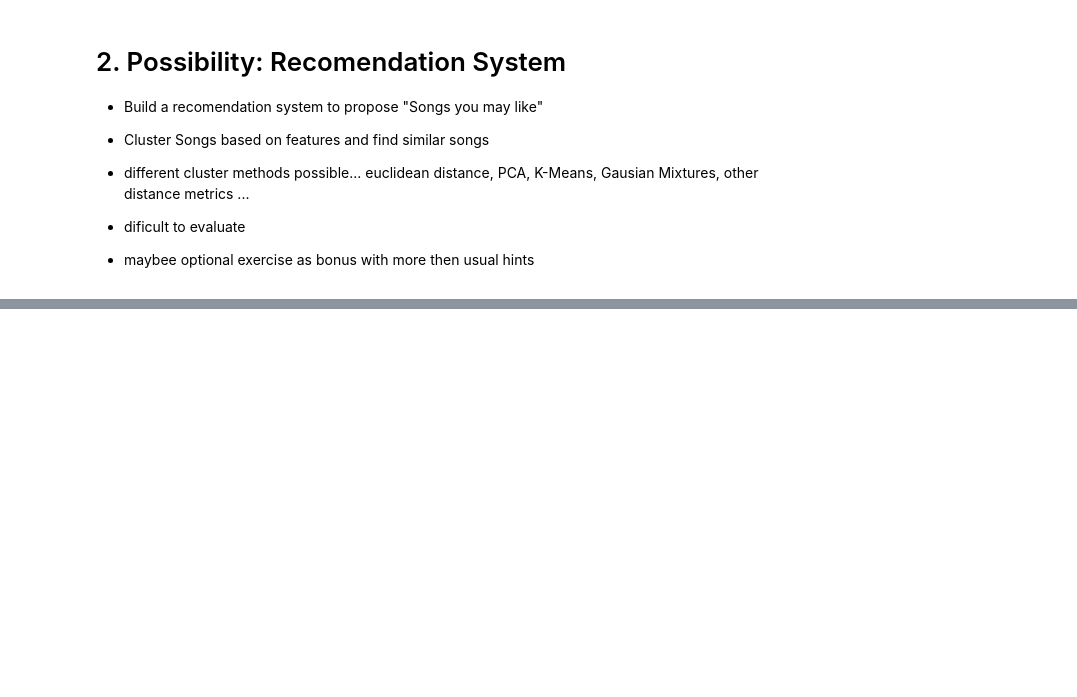
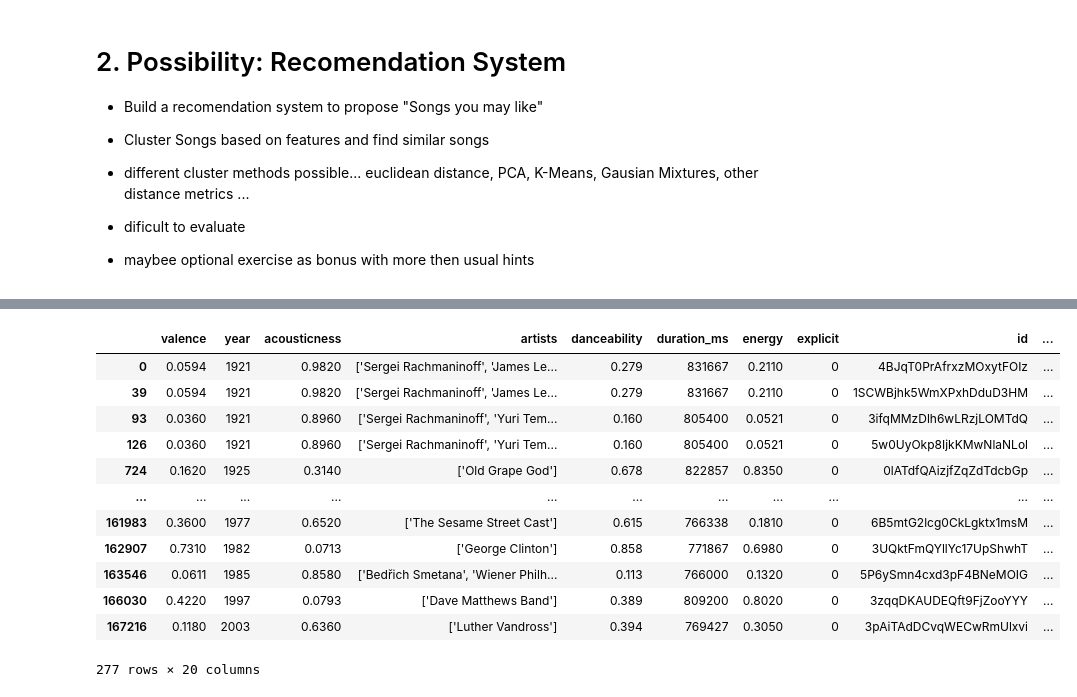
Before and after one commit to flxmschneider/datascience, a Jupyter notebook: spotify_data.ipynb, the cells around one changed output, grey strips where cells are left out. Drawn from its saved outputs; the diff is of its cells as text; code cells hidden in the pictures; blank space fills up the shorter version.

```diff
--- a/spotify_data.ipynb
+++ b/spotify_data.ipynb
@@ -133,0 +164,16 @@ print(mean_squared_error(prediction, y_test, squared=False))
+# %%
+df[df.music_group == 49]
+# %% [output]
+|  | valence | year | acousticness | artists | danceability | duration_ms | energy | explicit | id | ... |
+| 0 | 0.0594 | 1921 | 0.9820 | ['Sergei Rachmaninoff', 'James Le... | 0.279 | 831667 | 0.2110 | 0 | 4BJqT0PrAfrxzMOxytFOIz | ... |
+| 39 | 0.0594 | 1921 | 0.9820 | ['Sergei Rachmaninoff', 'James Le... | 0.279 | 831667 | 0.2110 | 0 | 1SCWBjhk5WmXPxhDduD3HM | ... |
+| 93 | 0.0360 | 1921 | 0.8960 | ['Sergei Rachmaninoff', 'Yuri Tem... | 0.160 | 805400 | 0.0521 | 0 | 3ifqMMzDlh6wLRzjLOMTdQ | ... |
+| 126 | 0.0360 | 1921 | 0.8960 | ['Sergei Rachmaninoff', 'Yuri Tem... | 0.160 | 805400 | 0.0521 | 0 | 5w0UyOkp8IjkKMwNlaNLol | ... |
+| 724 | 0.1620 | 1925 | 0.3140 | ['Old Grape God'] | 0.678 | 822857 | 0.8350 | 0 | 0lATdfQAizjfZqZdTdcbGp | ... |
+| ... | ... | ... | ... | ... | ... | ... | ... | ... | ... | ... |
+| 161983 | 0.3600 | 1977 | 0.6520 | ['The Sesame Street Cast'] | 0.615 | 766338 | 0.1810 | 0 | 6B5mtG2lcg0CkLgktx1msM | ... |
+| 162907 | 0.7310 | 1982 | 0.0713 | ['George Clinton'] | 0.858 | 771867 | 0.6980 | 0 | 3UQktFmQYllYc17UpShwhT | ... |
+| 163546 | 0.0611 | 1985 | 0.8580 | ['Bedřich Smetana', 'Wiener Philh... | 0.113 | 766000 | 0.1320 | 0 | 5P6ySmn4cxd3pF4BNeMOIG | ... |
+| 166030 | 0.4220 | 1997 | 0.0793 | ['Dave Matthews Band'] | 0.389 | 809200 | 0.8020 | 0 | 3zqqDKAUDEQft9FjZooYYY | ... |
+| 167216 | 0.1180 | 2003 | 0.6360 | ['Luther Vandross'] | 0.394 | 769427 | 0.3050 | 0 | 3pAiTAdDCvqWECwRmUlxvi | ... |
+277 rows × 20 columns
```
Also changed, not shown: parts of 11 cells of this notebook.
